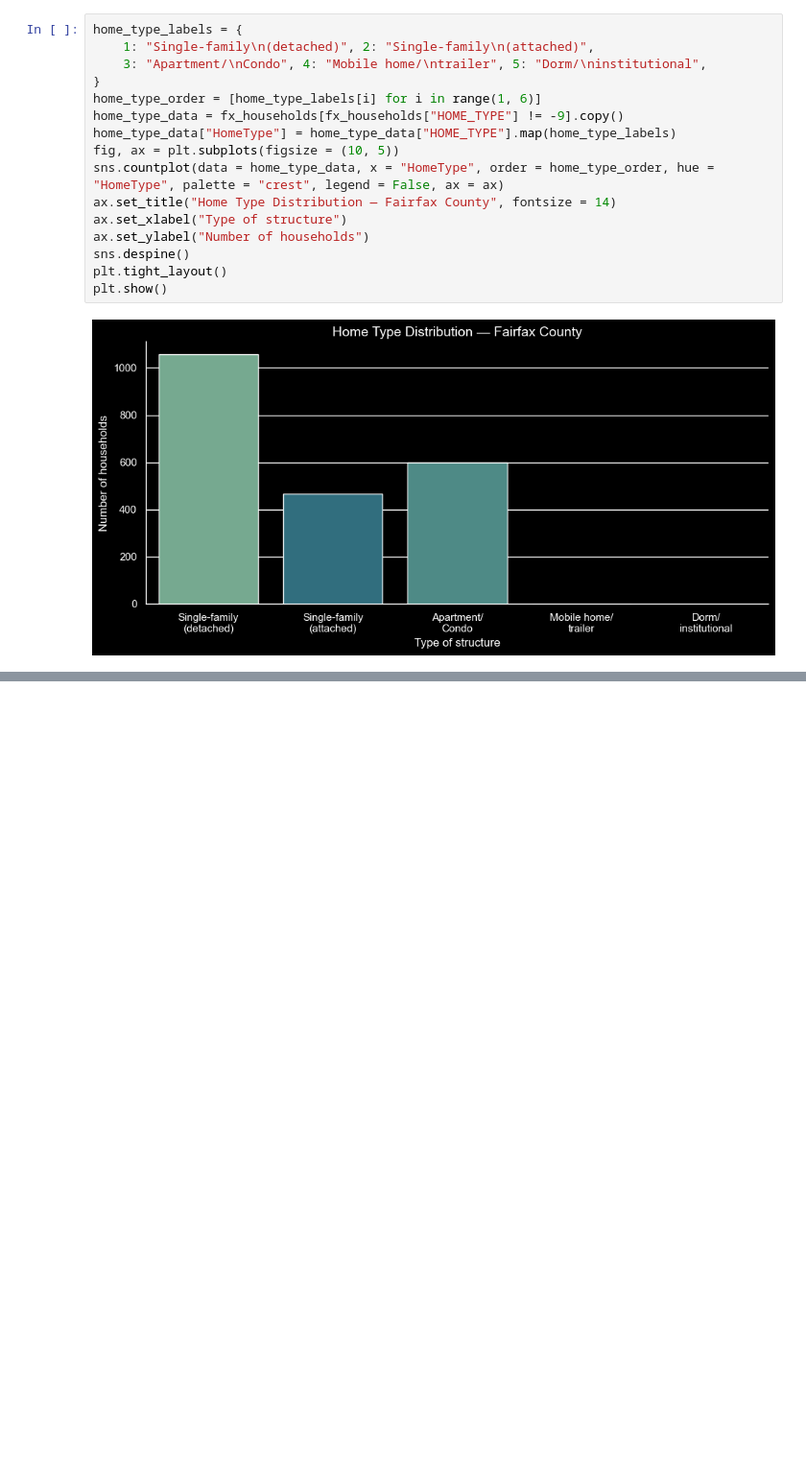
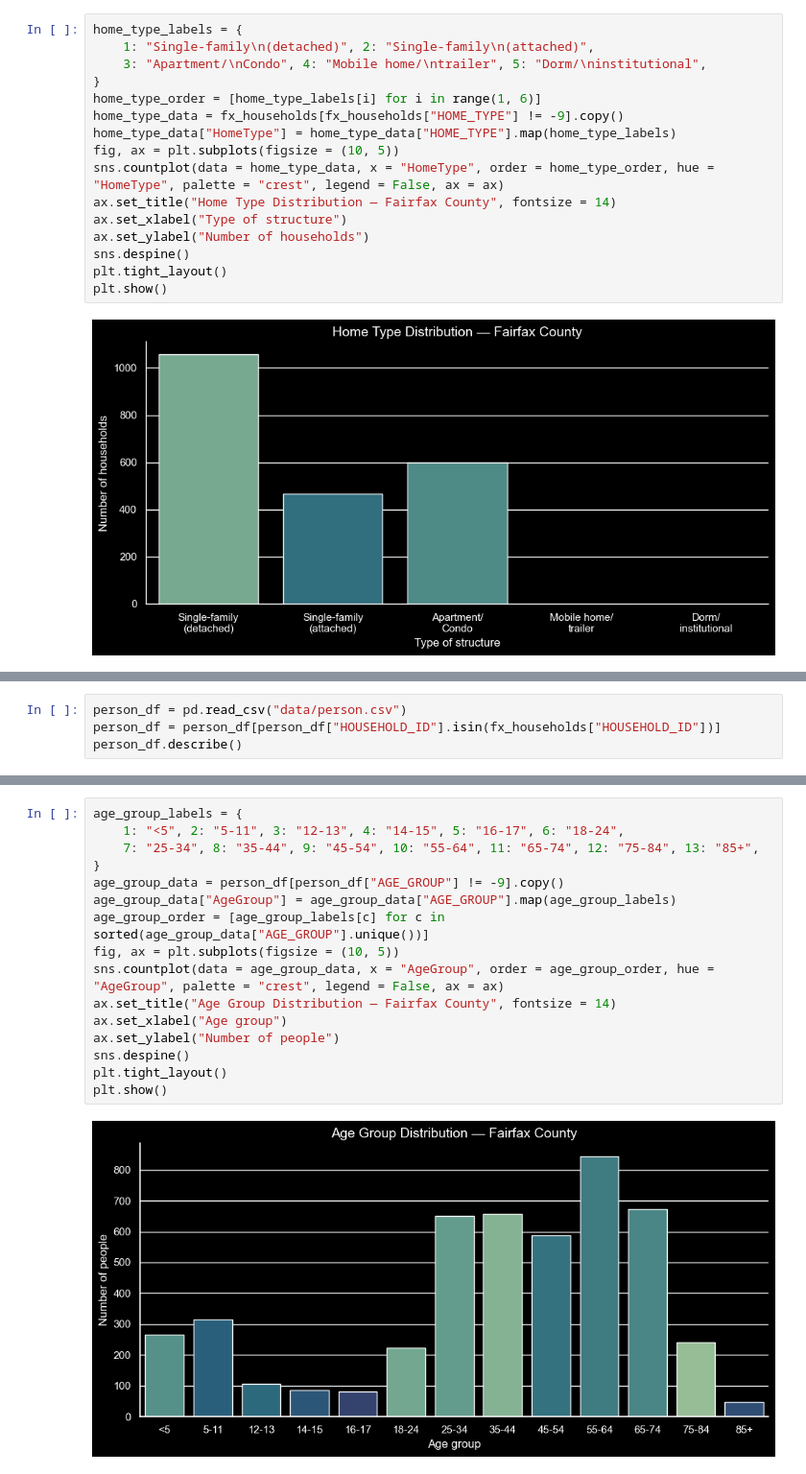
Before and after one commit to pengu-rengu/ev_digital_city, a Jupyter notebook: notebooks/initial_analysis.ipynb, the cells around one changed output, grey strips where cells are left out. Shown at 96% size. Drawn from its saved outputs; the diff is of its cells as text; blank space fills up the shorter version.

```diff
--- a/notebooks/initial_analysis.ipynb
+++ b/notebooks/initial_analysis.ipynb
@@ -175,0 +178,4 @@ plt.show()
+# %%
+person_df = pd.read_csv("data/person.csv")
+person_df = person_df[person_df["HOUSEHOLD_ID"].isin(fx_households["HOUSEHOLD_ID"])]
+person_df.describe()
@@ -175,0 +193,18 @@ plt.show()
+# %%
+age_group_labels = {
+    1: "<5", 2: "5-11", 3: "12-13", 4: "14-15", 5: "16-17", 6: "18-24",
+    7: "25-34", 8: "35-44", 9: "45-54", 10: "55-64", 11: "65-74", 12: "75-84", 13: "85+",
+}
+age_group_data = person_df[person_df["AGE_GROUP"] != -9].copy()
+age_group_data["AgeGroup"] = age_group_data["AGE_GROUP"].map(age_group_labels)
+age_group_order = [age_group_labels[c] for c in sorted(age_group_data["AGE_GROUP"].unique())]
+fig, ax = plt.subplots(figsize = (10, 5))
+sns.countplot(data = age_group_data, x = "AgeGroup", order = age_group_order, hue = "AgeGroup", palette = "crest", legend = False, ax = ax)
+ax.set_title("Age Group Distribution — Fairfax County", fontsize = 14)
+ax.set_xlabel("Age group")
+ax.set_ylabel("Number of people")
+sns.despine()
+plt.tight_layout()
+plt.show()
+# %% [output]
+[figure, added]
```
Also changed, not shown: parts of 13 cells of this notebook.
